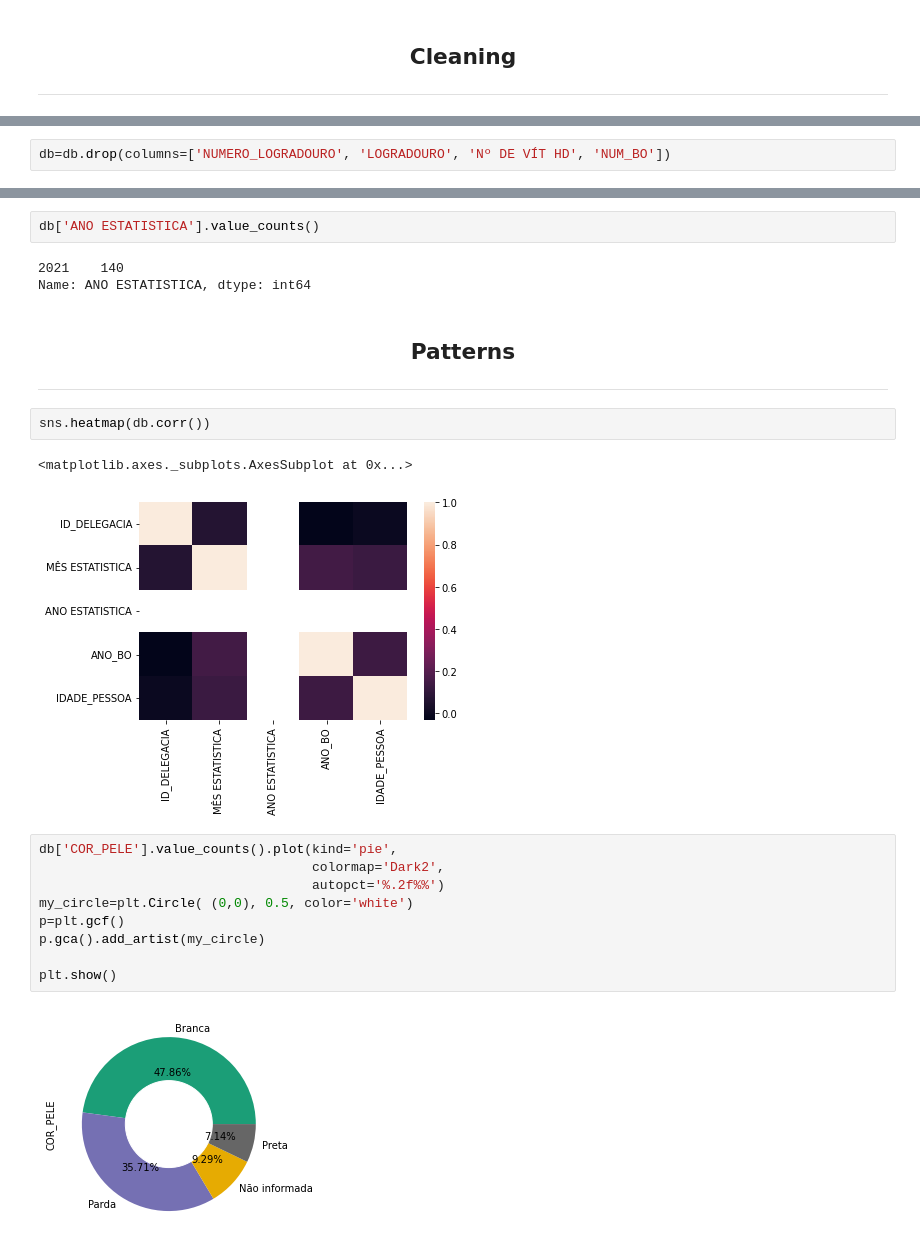
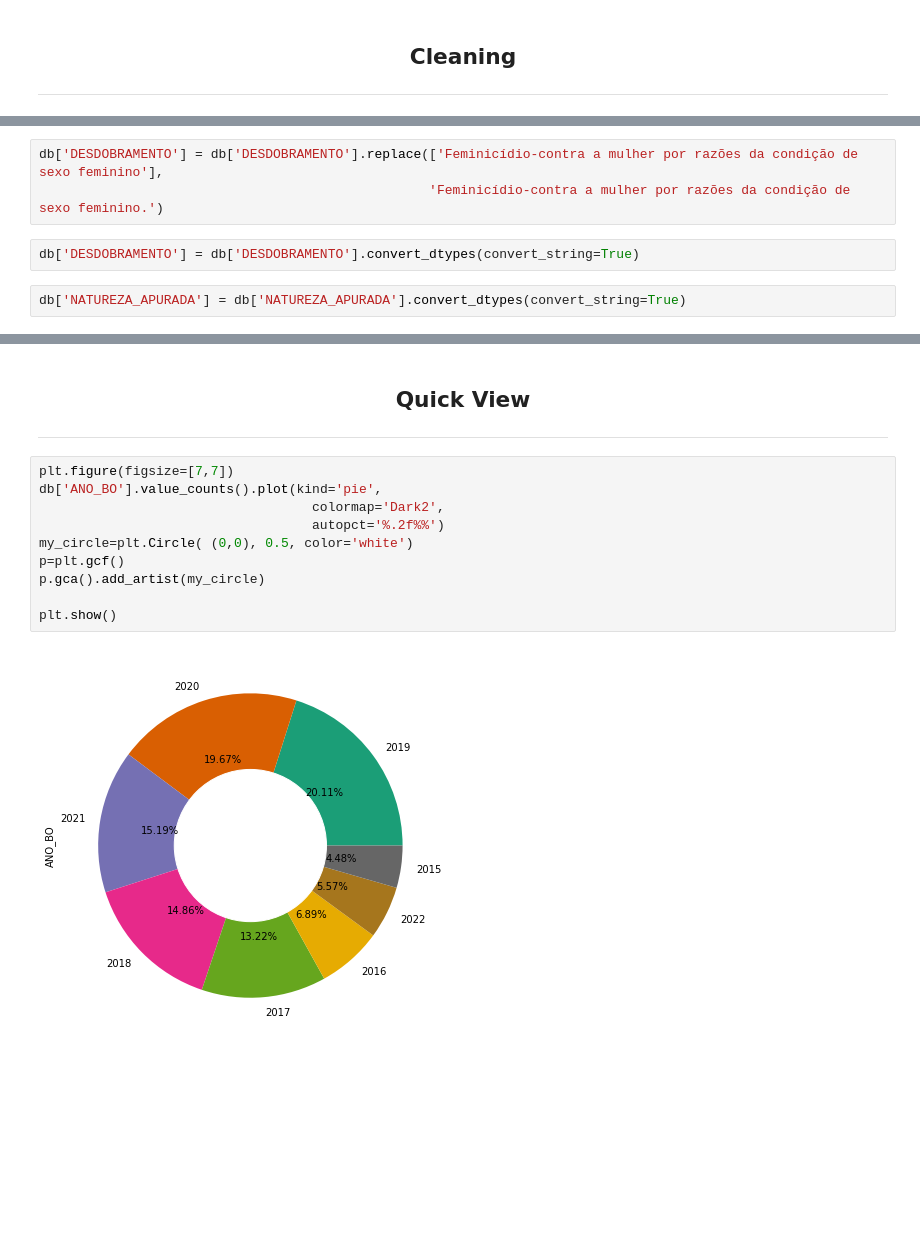
Before and after one commit to gabrielalastra/FemicideSP, a Jupyter notebook: FemicideSP.ipynb, the cells around one changed output, grey strips where cells are left out. Cells and saved outputs as stored; diff of their text form; blank space fills up the shorter version.

Commit message:
replace, dtype, drop, datetime and plots

```diff
--- a/FemicideSP.ipynb
+++ b/FemicideSP.ipynb
@@ -74,2 +151,0 @@ db=db.drop(columns=['SEC_ELABORACAO', 'DP_ELABORACAO', 'DEP_ELABORACAO'])
-# %%
-db=db.drop(columns=['NUMERO_LOGRADOURO', 'LOGRADOURO', 'Nº DE VÍT HD', 'NUM_BO'])
@@ -81 +177,8 @@ A pena do feminicídio é aumentada de 1/3 (um terço) até a metade se o crime
 Name: DESDOBRAMENTO, dtype: int64
+# %%
+db['DESDOBRAMENTO'] = db['DESDOBRAMENTO'].replace(['Feminicídio-contra a mulher por razões da condição de sexo feminino'],
+                                                  'Feminicídio-contra a mulher por razões da condição de sexo feminino.')
+# %%
+db['DESDOBRAMENTO'] = db['DESDOBRAMENTO'].convert_dtypes(convert_string=True)
+# %%
+db['NATUREZA_APURADA'] = db['NATUREZA_APURADA'].convert_dtypes(convert_string=True)
@@ -102,24 +217,15 @@ memory usage: 20.9+ KB
-# %%
-db['ANO ESTATISTICA'].value_counts()
-# %% [output]
-2021    140
-Name: ANO ESTATISTICA, dtype: int64
 # %% [markdown]
-<h2 align='center'>Patterns</h2>
+<h2 align='center'>Quick View</h2>
 <hr color='yellow'>
-# %%
-sns.heatmap(db.corr())
-# %% [output]
-<matplotlib.axes._subplots.AxesSubplot at 0x...>
-[figure, removed]
 # %%
-db['COR_PELE'].value_counts().plot(kind='pie',
+plt.figure(figsize=[7,7])
+db['ANO_BO'].value_counts().plot(kind='pie',
                                    colormap='Dark2',
                                    autopct='%.2f%%')
 my_circle=plt.Circle( (0,0), 0.5, color='white')
 p=plt.gcf()
 p.gca().add_artist(my_circle)
 
 plt.show()
 # %% [output]
-[figure, old version]
+[figure, new version]
```
Also changed, not shown: parts of 33 cells of this notebook.
